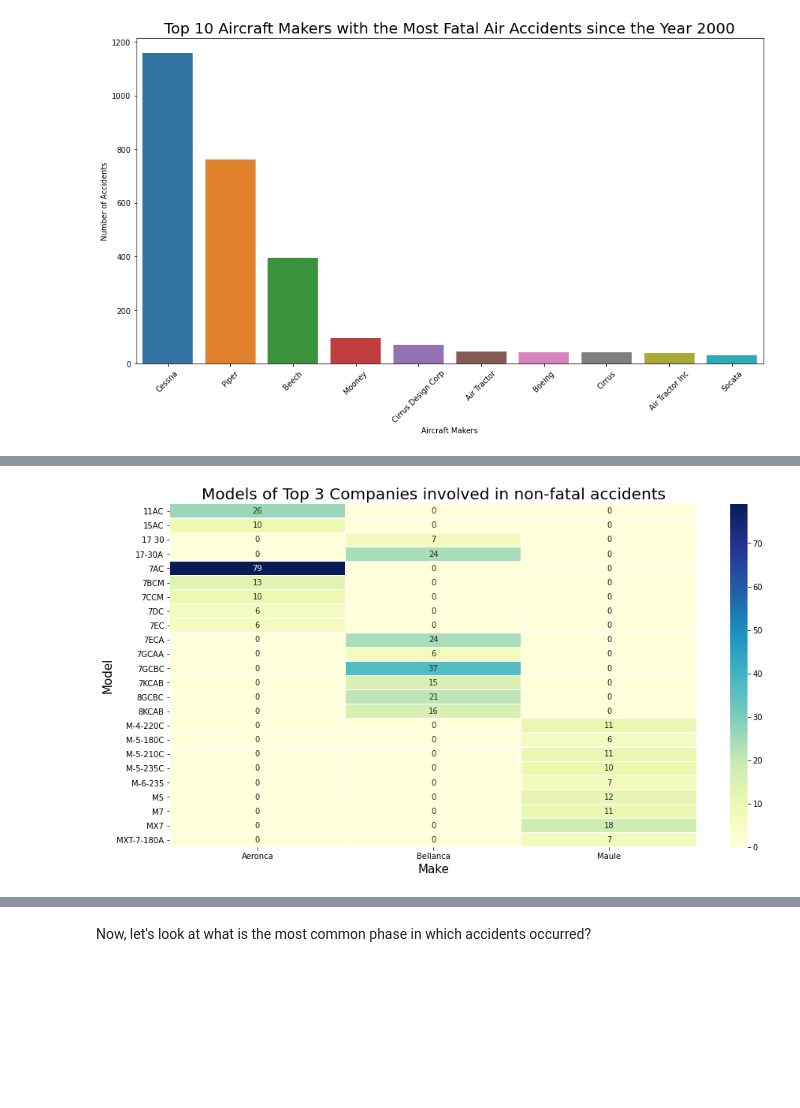
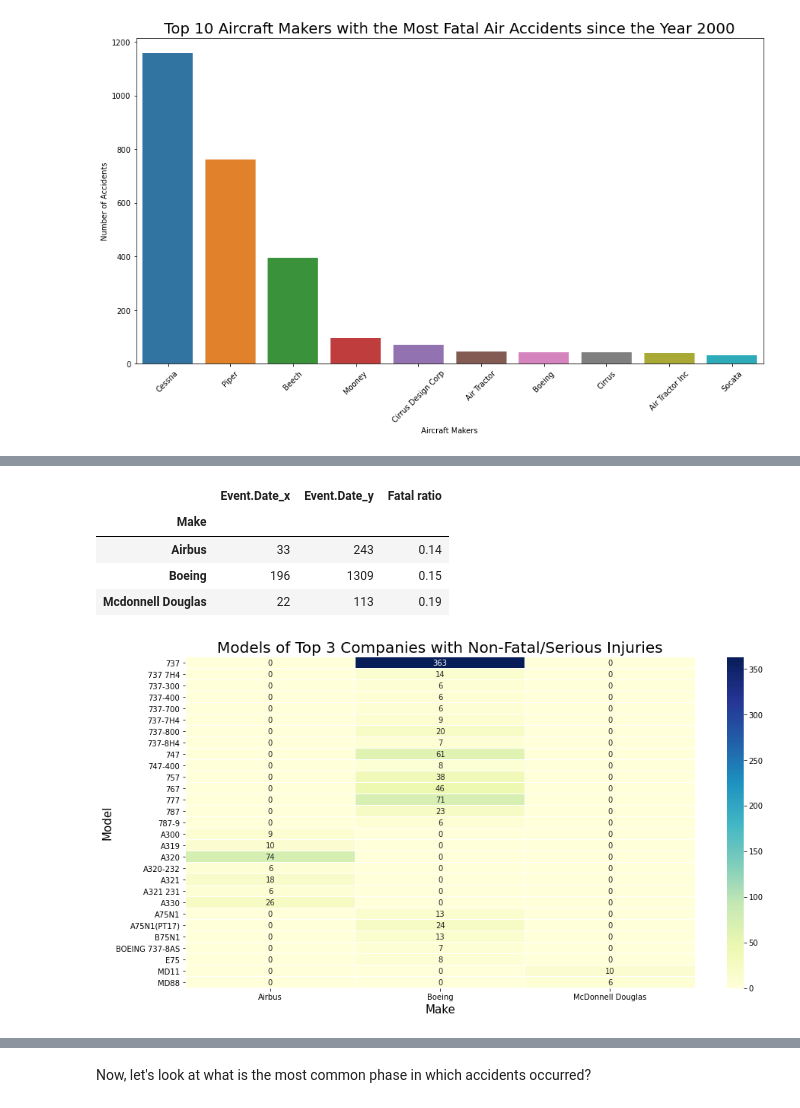
Before and after one commit to taingocbui/dsc-phase-1-project-v3, a Jupyter notebook: student.ipynb, the cells around one changed output, grey strips where cells are left out. Cells and saved outputs as stored; diff of their text form; code cells hidden in the pictures; blank space fills up the shorter version.

```diff
--- a/student.ipynb
+++ b/student.ipynb
@@ -43,6 +61,7 @@ Index(['Event.Id', 'Investigation.Type', 'Accident.Number', 'Event.Date',
 # %% [markdown]
 I realize there are several columns that not needed for my analysis. Thus, I decided to drop them to partly simplify the dataframe.
 # %%
-drop_columns = ['Event.Id', 'Accident.Number', 'Latitude', 'Longitude', 'Airport.Code','Airport.Name','Registration.Number',
+#drop unnecessary columns
+drop_columns = ['Accident.Number', 'Latitude', 'Longitude', 'Airport.Code','Airport.Name','Registration.Number',
                'FAR.Description','Schedule','Publication.Date']
 df.drop(drop_columns, axis = 1, inplace = True)
@@ -141,6 +171,3 @@ The Make columns show different aircraft makers. However, many of those names, w
-# %%
-df['Make'] = df['Make'].str.title()
-df.loc[df['Make'].str.lower().str.contains('airbus'),'Make'] = 'Airbus'
 # %% [markdown]
 It is time to start analyzing the data in details.
 # %% [markdown]
@@ -158,0 +177,5 @@ plt.title('Air Accidents Time Series', size = 20);
+# %%
+df['Year'] = df['Event.Date'].dt.year
+fatal_accidents_per_year = df[df['Injury Severity'] == 'Fatal'].groupby(['Year'], as_index = False)['Event.Id'].count()
+plt.subplots(figsize = (15,8))
+sns.lineplot(x = 'Year', y = 'Event.Id', data = fatal_accidents_per_year);
@@ -199,16 +227,29 @@ If we cross selecting between the two charts (fatal vs. non-fatal) above, there
+# %%
+numerator = df[(df['Total.Fatal.Injuries'] > 0) | (df['Total.Serious.Injuries'] > 0)].groupby('Make').count()
+denominator = df.groupby(['Make']).count()
+df_ratio = pd.merge(numerator, denominator, left_index=True, right_index=True)
+df_ratio = df_ratio[['Event.Date_x', 'Event.Date_y']]
+df_ratio['Fatal ratio'] = round(df_ratio['Event.Date_x'] / df_ratio['Event.Date_y'],2)
+df_ratio.loc[(df_ratio['Fatal ratio'] < 0.2) & (df_ratio['Event.Date_y'] > 100)]
+# %% [output]
+|  | Event.Date_x | Event.Date_y | Fatal ratio |
+| Make |  |  |  |
+| Airbus | 33 | 243 | 0.14 |
+| Boeing | 196 | 1309 | 0.15 |
+| Mcdonnell Douglas | 22 | 113 | 0.19 |
 # %%
-df1 = df.loc[df['Make'].str.lower().str.contains('|'.join(['maule','bellanca','aeronca']))]
+df1 = df[(df['Total.Fatal.Injuries'] == 0) & (df['Total.Serious.Injuries'] == 0)]
+df1 = df1.loc[df1['Make'].str.lower().str.contains('|'.join(['airbus','boeing','mcdonnell douglas']))]
 df1 = df1[df1['Event Year'] > 2000]
-df1 = df1[df1['Total.Fatal.Injuries'] == 0]
-df1.loc[df1['Make'].str.lower().str.contains('maule'), 'Make'] = 'Maule'
-df1.loc[df1['Make'].str.lower().str.contains('bellanca'), 'Make'] = 'Bellanca'
-df1.loc[df1['Make'].str.lower().str.contains('aeronca'), 'Make'] = 'Aeronca'
+df1.loc[df1['Make'].str.lower().str.contains('boeing'), 'Make'] = 'Boeing'
+df1.loc[df1['Make'].str.lower().str.contains('airbus'), 'Make'] = 'Airbus'
+df1.loc[df1['Make'].str.lower().str.contains('mcdonnell douglas'), 'Make'] = 'McDonnell Douglas'
 tb = pd.pivot_table(df1, index=['Model'], columns=['Make'], values='Event.Date', aggfunc=np.count_nonzero, fill_value=0)
 tb = tb[tb.values > 5]
 fig, ax = plt.subplots(figsize=(15,8))
 sns.heatmap(tb, annot=True, fmt="d", linewidths=.1, ax=ax, linecolor='white', cmap='YlGnBu')
 plt.xlabel("Make", size=15)
 plt.ylabel("Model", size=15)
-plt.title("Models of Top 3 Companies involved in non-fatal accidents", size=20);
+plt.title("Models of Top 3 Companies with Non-Fatal/Serious Injuries", size=20);
 # %% [output]
-[figure, old version]
+[figure, new version]
```
Also changed, not shown: parts of 45 cells of this notebook.
